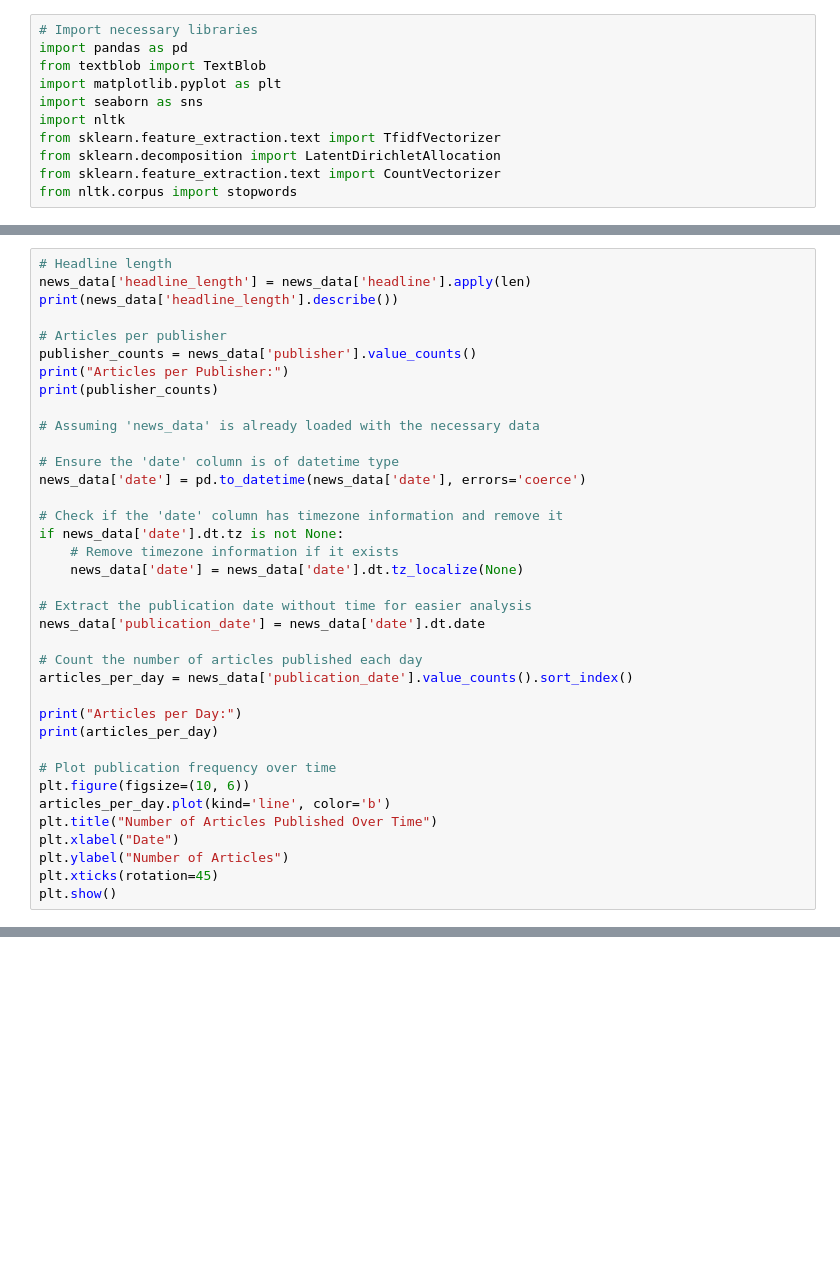
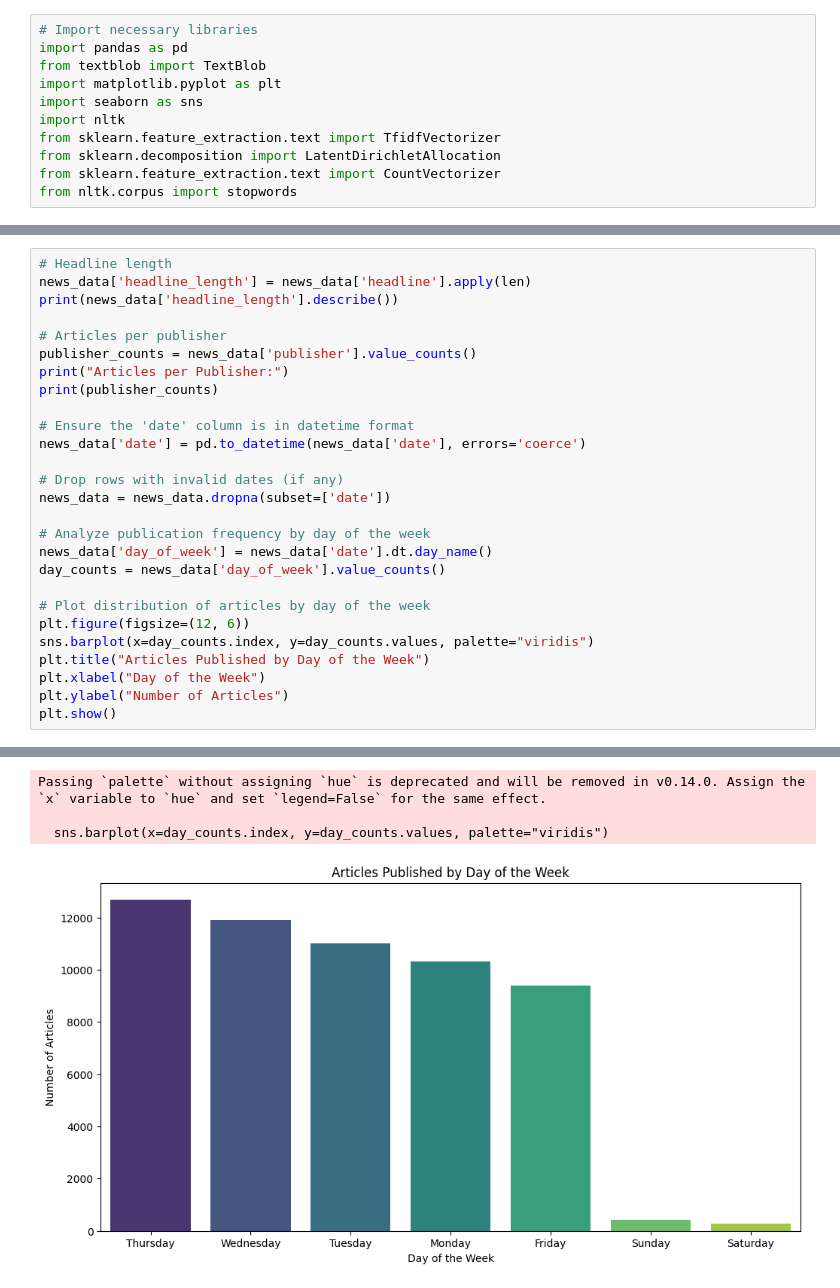
Before and after one commit to b-sam16/FinNews-and-Stock-market-Analysis, a Jupyter notebook: notebooks/eda.ipynb, the cells around one changed output, grey strips where cells are left out. Drawn from its saved outputs; the diff is of its cells as text; blank space fills up the shorter version.

Commit message:
Add time-series analysis for publication trends and frequency and fixed errors in the topic modeling

```diff
--- a/notebooks/eda.ipynb
+++ b/notebooks/eda.ipynb
@@ -28,30 +46,21 @@ publisher_counts = news_data['publisher'].value_counts()
 print("Articles per Publisher:")
 print(publisher_counts)
 
-# Assuming 'news_data' is already loaded with the necessary data
-
-# Ensure the 'date' column is of datetime type
+# Ensure the 'date' column is in datetime format
 news_data['date'] = pd.to_datetime(news_data['date'], errors='coerce')
 
-# Check if the 'date' column has timezone information and remove it
-if news_data['date'].dt.tz is not None:
-    # Remove timezone information if it exists
-    news_data['date'] = news_data['date'].dt.tz_localize(None)
+# Drop rows with invalid dates (if any)
+news_data = news_data.dropna(subset=['date'])
 
-# Extract the publication date without time for easier analysis
-news_data['publication_date'] = news_data['date'].dt.date
+# Analyze publication frequency by day of the week
+news_data['day_of_week'] = news_data['date'].dt.day_name()
+day_counts = news_data['day_of_week'].value_counts()
 
-# Count the number of articles published each day
-articles_per_day = news_data['publication_date'].value_counts().sort_index()
-
-print("Articles per Day:")
-print(articles_per_day)
-
-# Plot publication frequency over time
-plt.figure(figsize=(10, 6))
-articles_per_day.plot(kind='line', color='b')
-plt.title("Number of Articles Published Over Time")
-plt.xlabel("Date")
+# Plot distribution of articles by day of the week
+plt.figure(figsize=(12, 6))
+sns.barplot(x=day_counts.index, y=day_counts.values, palette="viridis")
+plt.title("Articles Published by Day of the Week")
+plt.xlabel("Day of the Week")
 plt.ylabel("Number of Articles")
-plt.xticks(rotation=45)
 plt.show()
+# %% [output]
@@ -58,3 +84,7 @@ plt.show()
+Passing `palette` without assigning `hue` is deprecated and will be removed in v0.14.0. Assign the `x` variable to `hue` and set `legend=False` for the same effect.
+
+  sns.barplot(x=day_counts.index, y=day_counts.values, palette="viridis")
+[figure, added]
 # %%
 # Perform sentiment analysis
 def categorize_sentiment(text):
```
Also changed, not shown: parts of 6 cells of this notebook.
